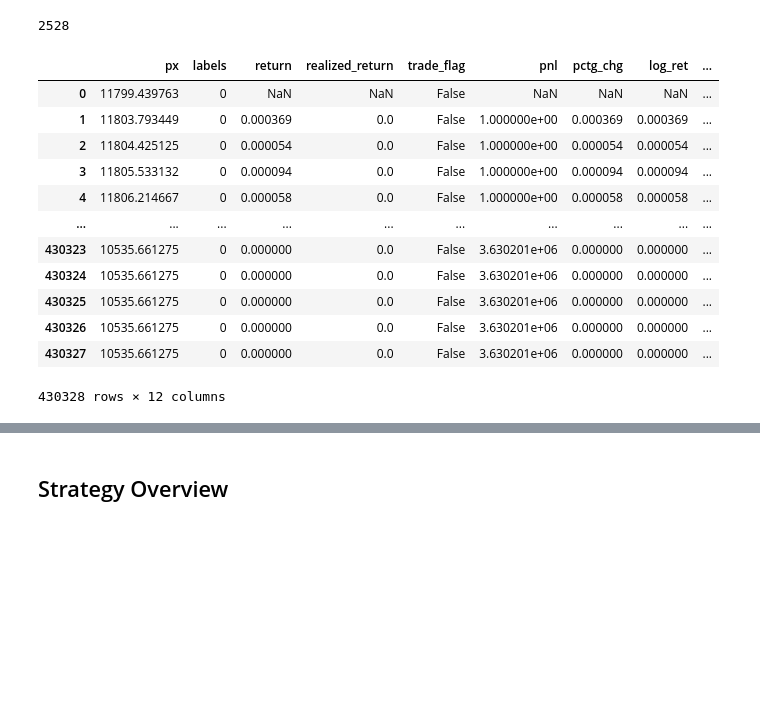
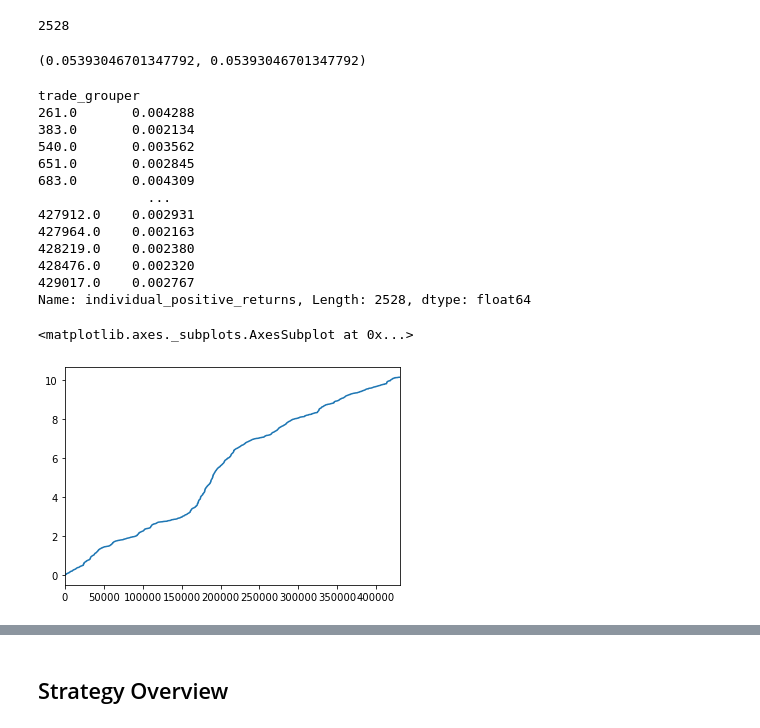
Before and after one commit to ociredef92/RL_Trader, a Jupyter notebook: Backtesting.ipynb, the cells around one changed output, grey strips where cells are left out. Saved outputs shown, nothing was run; the diff lists cells and outputs as text; code cells hidden in the pictures; blank space fills up the shorter version.

```diff
--- a/Backtesting.ipynb
+++ b/Backtesting.ipynb
@@ -357,3 +441,6 @@ df['pctg_chg'] = df['px'].pct_change()
 df['log_ret'] = np.log(df['px']) - np.log(df['px'].shift(1))
 df['individual_return'] = df['log_ret'] * df['labels']# need to add +1 to multiply with tr fee
 df['trading_fees'] = df.apply(lambda x: 1-0.000712 if x['trade_flag'] else 1, axis=1)
+# %%
+df['trading_fees2'] = np.ones(df.shape[0])
+df['trading_fees2'].loc[idx] = 1 - trading_fee
@@ -415,25 +475,36 @@ df
 # %%
-trade_gross_profit = df.groupby('trade_grouper')['individual_return'].sum() - 0.0020
-positive_trades = trade_gross_profit[trade_gross_profit>0]
+trade_gross_profit = df.groupby('trade_grouper')['individual_return'].sum()
+positive_trades = pd.Series(trade_gross_profit[trade_gross_profit - 0.0020>0], name='individual_positive_returns')
 print(positive_trades.shape[0])
 px.histogram(positive_trades)
 # %% [output]
 2528
+# %%
+trade_gross_profit.max(), positive_trades.max()
+# %% [output]
+(0.05393046701347792, 0.05393046701347792)
+# %%
+positive_trades
+# %% [output]
+trade_grouper
+261.0       0.004288
+383.0       0.002134
+540.0       0.003562
+651.0       0.002845
+683.0       0.004309
+              ...
+427912.0    0.002931
+427964.0    0.002163
+428219.0    0.002380
+428476.0    0.002320
+429017.0    0.002767
+Name: individual_positive_returns, Length: 2528, dtype: float64
 # %%
 # merge initial df with the code of positive trades.. replace NAs with 0, and that's the clened labelsdf_trades_all
 # wrap in a new get label function to allow iteration within an optimizer
-pd.merge(df, positive_trades, left_on='trade_grouper', right_index=True, how='outer')
+df_final = pd.merge(df, positive_trades, left_index=True, right_index=True, how='outer')
+#(df_final['individual_positive_returns'].fillna(0) + 1).cumprod().plot()
+(df_final['individual_positive_returns'].fillna(0)).cumsum().plot()
 # %% [output]
-|  | px | labels | return | realized_return | trade_flag | pnl | pctg_chg | log_ret | ... |
-| 0 | 11799.439763 | 0 | NaN | NaN | False | NaN | NaN | NaN | ... |
-| 1 | 11803.793449 | 0 | 0.000369 | 0.0 | False | 1.000000e+00 | 0.000369 | 0.000369 | ... |
-| 2 | 11804.425125 | 0 | 0.000054 | 0.0 | False | 1.000000e+00 | 0.000054 | 0.000054 | ... |
-| 3 | 11805.533132 | 0 | 0.000094 | 0.0 | False | 1.000000e+00 | 0.000094 | 0.000094 | ... |
-| 4 | 11806.214667 | 0 | 0.000058 | 0.0 | False | 1.000000e+00 | 0.000058 | 0.000058 | ... |
-| ... | ... | ... | ... | ... | ... | ... | ... | ... | ... |
-| 430323 | 10535.661275 | 0 | 0.000000 | 0.0 | False | 3.630201e+06 | 0.000000 | 0.000000 | ... |
-| 430324 | 10535.661275 | 0 | 0.000000 | 0.0 | False | 3.630201e+06 | 0.000000 | 0.000000 | ... |
-| 430325 | 10535.661275 | 0 | 0.000000 | 0.0 | False | 3.630201e+06 | 0.000000 | 0.000000 | ... |
-| 430326 | 10535.661275 | 0 | 0.000000 | 0.0 | False | 3.630201e+06 | 0.000000 | 0.000000 | ... |
-| 430327 | 10535.661275 | 0 | 0.000000 | 0.0 | False | 3.630201e+06 | 0.000000 | 0.000000 | ... |
-430328 rows × 12 columns
+<matplotlib.axes._subplots.AxesSubplot at 0x...>
+[figure, added]
```
Also changed, not shown: parts of 14 cells of this notebook, 1 other file.
